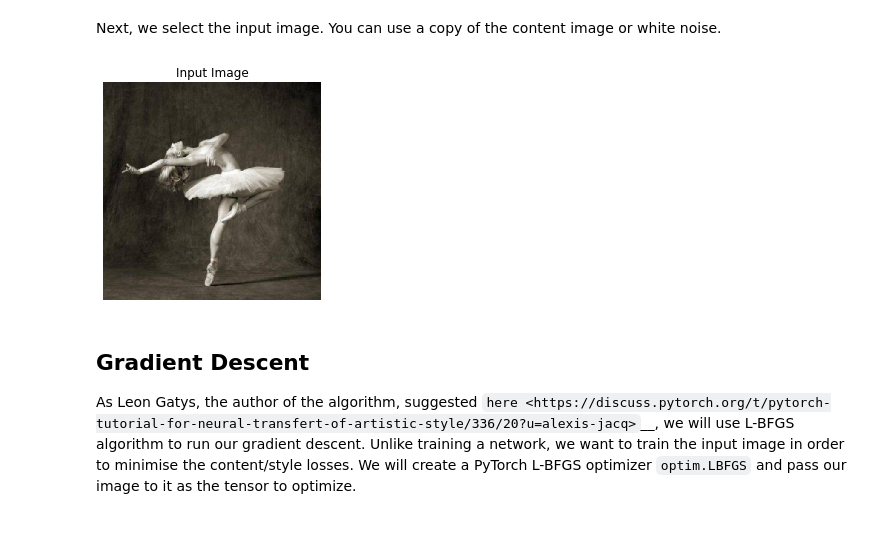
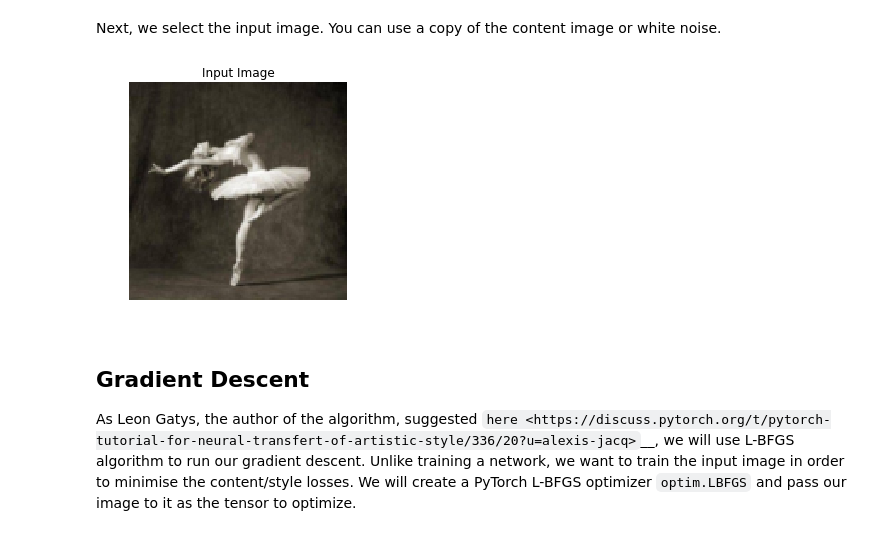
Before and after one commit to deepfx/netlens, a Jupyter notebook: nbs/examples/neural_style_tutorial-refactored.ipynb, the cells around one changed output. Drawn from its saved outputs; the diff is of its cells as text; code cells hidden in the pictures.

```diff
--- a/nbs/examples/neural_style_tutorial-refactored.ipynb
+++ b/nbs/examples/neural_style_tutorial-refactored.ipynb
@@ -231,13 +189,11 @@ or white noise.
 # %%
 input_img = content_img.clone()
 # if you want to use white noise instead uncomment the below line:
 # input_img = torch.randn(content_img.data.size(), device=device)
 
-# add the original input image to the figure:
-plt.figure()
-imshow(input_img, title='Input Image')
+show_image(input_img, 'Input Image')
 # %% [output]
-[figure, old version]
+[figure, new version]
 # %% [markdown]
 Gradient Descent
 ----------------
```
Also changed, not shown: parts of 21 cells of this notebook, 20 other files.
